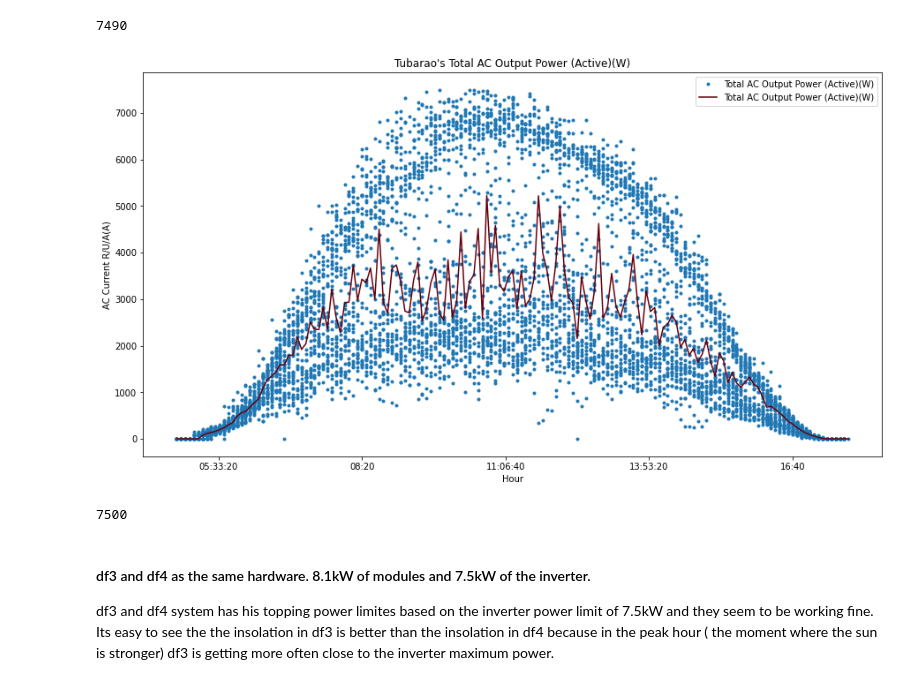
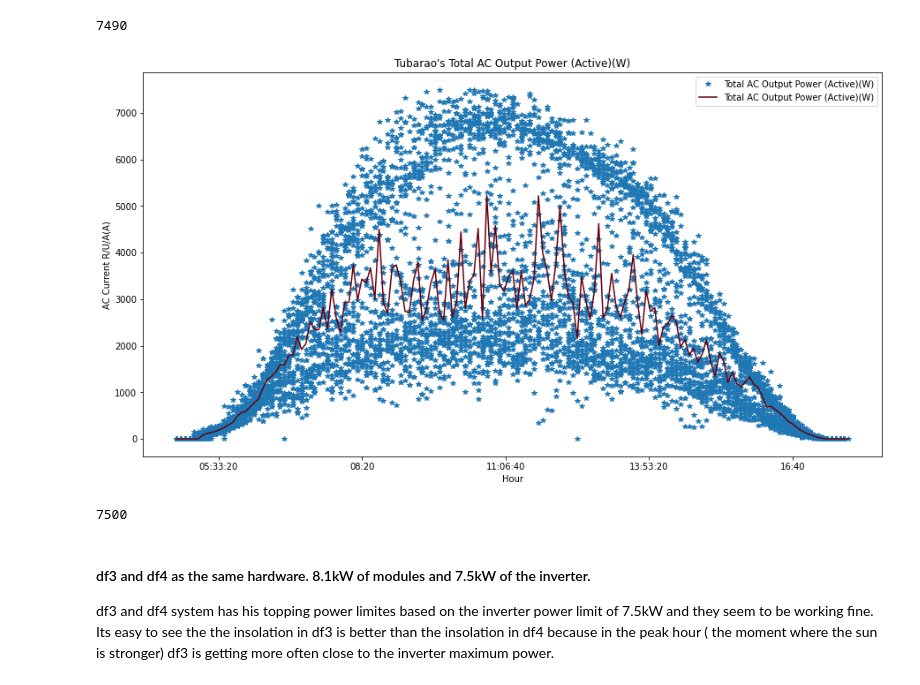
Before and after one commit to oakthyago/Electrical-Demand-Brazil, a Jupyter notebook: photovoltaic-analysis-from-full-of-shadows-system.ipynb, the cells around one changed output. Cells and saved outputs as stored; diff of their text form; code cells hidden in the pictures.

```diff
--- a/photovoltaic-analysis-from-full-of-shadows-system.ipynb
+++ b/photovoltaic-analysis-from-full-of-shadows-system.ipynb
@@ -330,14 +341,15 @@ df3["Total AC Output Power (Active)(W)"].max()
 # %%
 
 #plant1_data.iplot(x= 'time', y='DC_POWER', xTitle='Time',  yTitle= 'DC Power', title='DC POWER plot')
-df4.plot(x= 'Hour', y='Total AC Output Power (Active)(W)', style='.', figsize = (15, 8))
+df4.plot(x= 'Hour', y='Total AC Output Power (Active)(W)', style='.', figsize = (15, 8),marker='*')
 df4.groupby('Hour')['Total AC Output Power (Active)(W)'].agg('median').plot(legend=True, colormap='Reds_r')
 plt.ylabel('AC Current R/U/A(A)')
 plt.title('Tubarao\'s Total AC Output Power (Active)(W)')
 plt.show()
+plt.style.use("fivethirtyeight")
 df4["Total AC Output Power (Active)(W)"].max()
 # %% [output]
-[figure, old version]
+[figure, new version]
 7500
 # %% [markdown]
  #### df3 and df4 as the same hardware. 8.1kW of modules and 7.5kW of the inverter.
```
Also changed, not shown: parts of 8 cells of this notebook.
